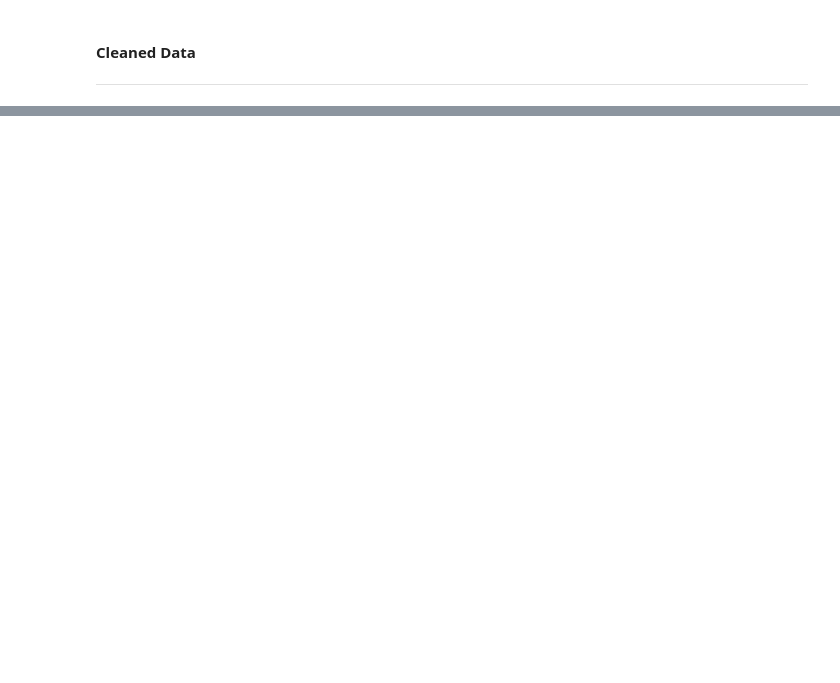
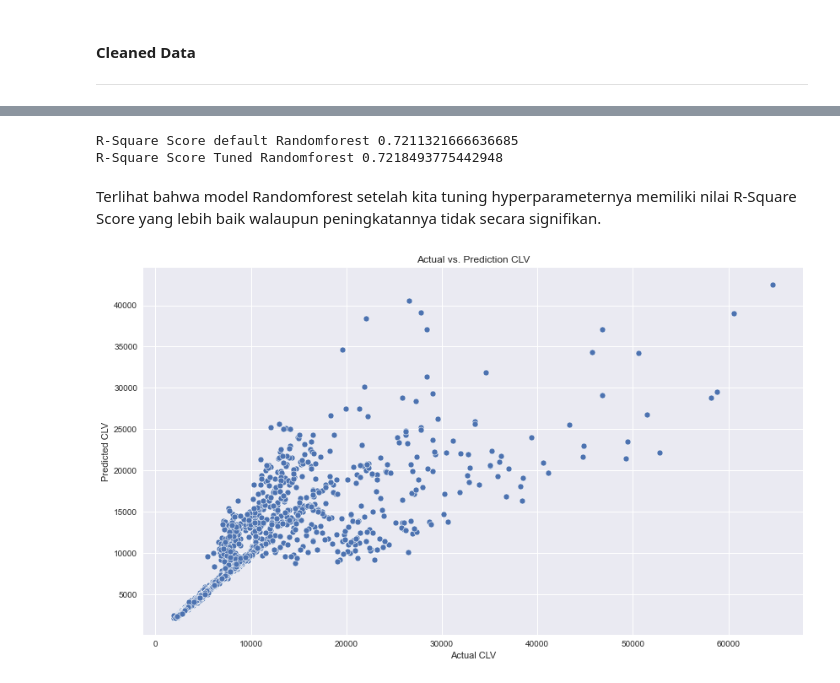
Before and after one commit to alhudareza4/Project-Customer-Lifetime-Value-Prediction, a Jupyter notebook: Eta Engineers - Final Project.ipynb, the cells around one changed output, grey strips where cells are left out. Drawn from its saved outputs; the diff is of its cells as text; code cells hidden in the pictures; blank space fills up the shorter version.

Commit message:
menambahkan Model

```diff
--- a/Eta Engineers - Final Project.ipynb
+++ b/Eta Engineers - Final Project.ipynb
@@ -445,0 +560,8 @@ g=sns.heatmap(data[top_corr_features].corr(),annot=True,cmap="RdYlGn")
+# %%
+hyperparam_space= {
+    'model__n_estimators': [100, 125, 150, 175, 200, 225, 250],
+    'model__criterion':['squared_error'],
+    'model__min_samples_split': [1, 2, 3, 4, 5, 6],
+    'model__min_samples_leaf' : [1, 2, 3, 4, 5, 6 , 7, 8]
+}
+# , 'absolute_error', 'poisson'
@@ -445,0 +591,3 @@ g=sns.heatmap(data[top_corr_features].corr(),annot=True,cmap="RdYlGn")
+# %%
+# Fitting data training untuk mencari parameter terbaik
+random_rf.fit(X_train, y_train)
@@ -445,0 +627,6 @@ g=sns.heatmap(data[top_corr_features].corr(),annot=True,cmap="RdYlGn")
+# %%
+# Define model terhadap estimator terbaik
+rf_tuning = random_rf.best_estimator_
+
+# Fitting model
+rf_tuning.fit(X_train, y_train)
@@ -445,0 +676,25 @@ g=sns.heatmap(data[top_corr_features].corr(),annot=True,cmap="RdYlGn")
+# %%
+# predict default model
+y_pred_default = estimator_default.predict(X_test)
+r2_default=r2_score(y_test, y_pred_default)
+
+# predict tuned model
+y_pred_rf_tuning = rf_tuning.predict(X_test)
+r2_tuned=r2_score(y_test, y_pred_rf_tuning)
+
+print('R-Square Score default Randomforest', r2_default)
+print('R-Square Score Tuned Randomforest', r2_tuned)
+# %% [output]
+R-Square Score default Randomforest 0.7211321666636685
+R-Square Score Tuned Randomforest 0.7218493775442948
+# %% [markdown]
+Terlihat bahwa model Randomforest setelah kita tuning hyperparameternya memiliki nilai R-Square Score yang lebih baik walaupun peningkatannya tidak secara signifikan.
+# %%
+# Model Randomforest
+model = {'RF': RandomForestRegressor(random_state=42)}
+plt.figure(figsize=(14, 8))
+plot = sns.scatterplot(x=y_test, y=y_pred_rf_tuning).set(title='Actual vs. Prediction CLV',
+                                               xlabel='Actual CLV',
+                                               ylabel='Predicted CLV');
+# %% [output]
+[figure, added]
```
Also changed, not shown: parts of 119 cells of this notebook, 1 other file.
